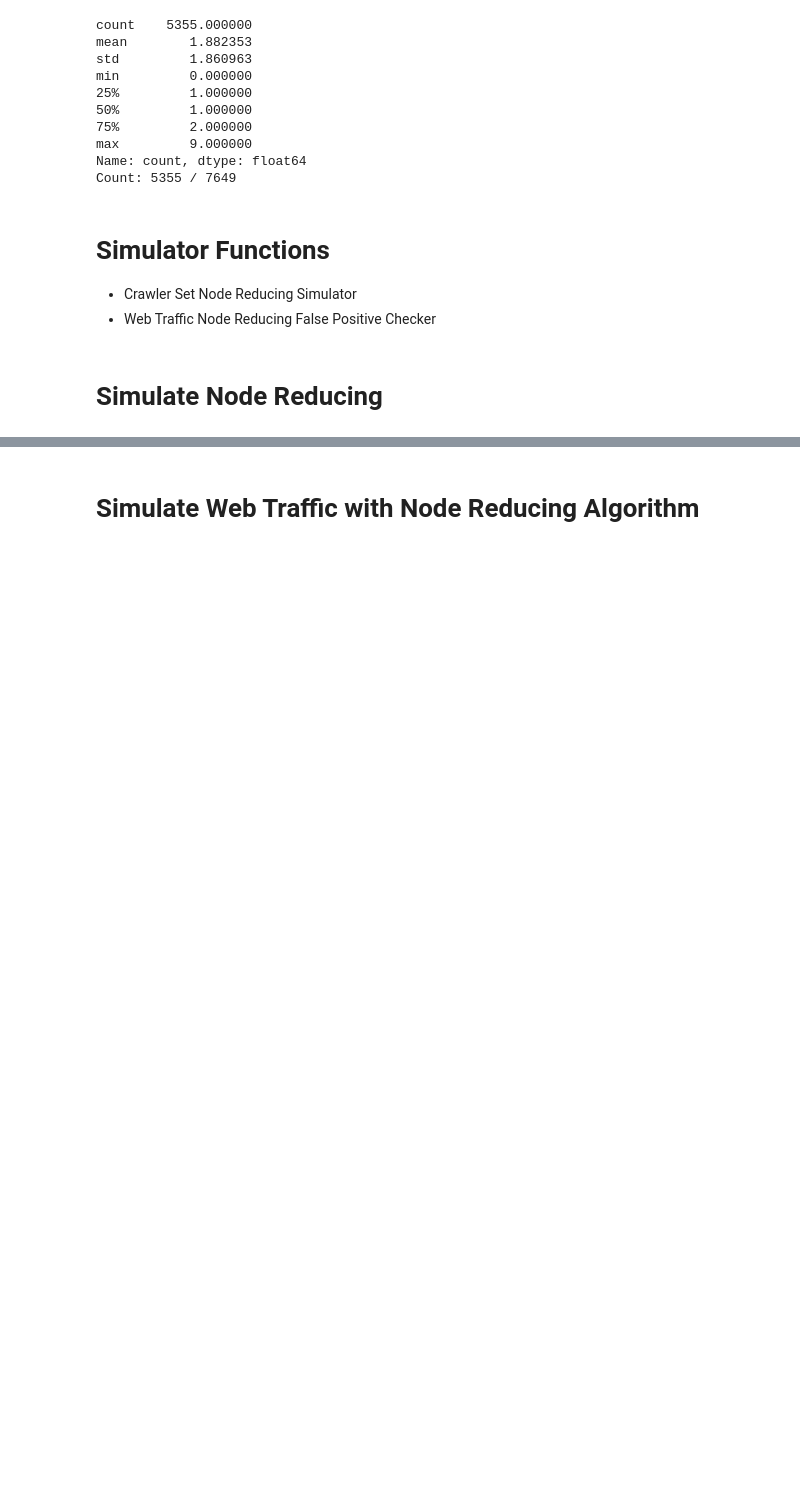
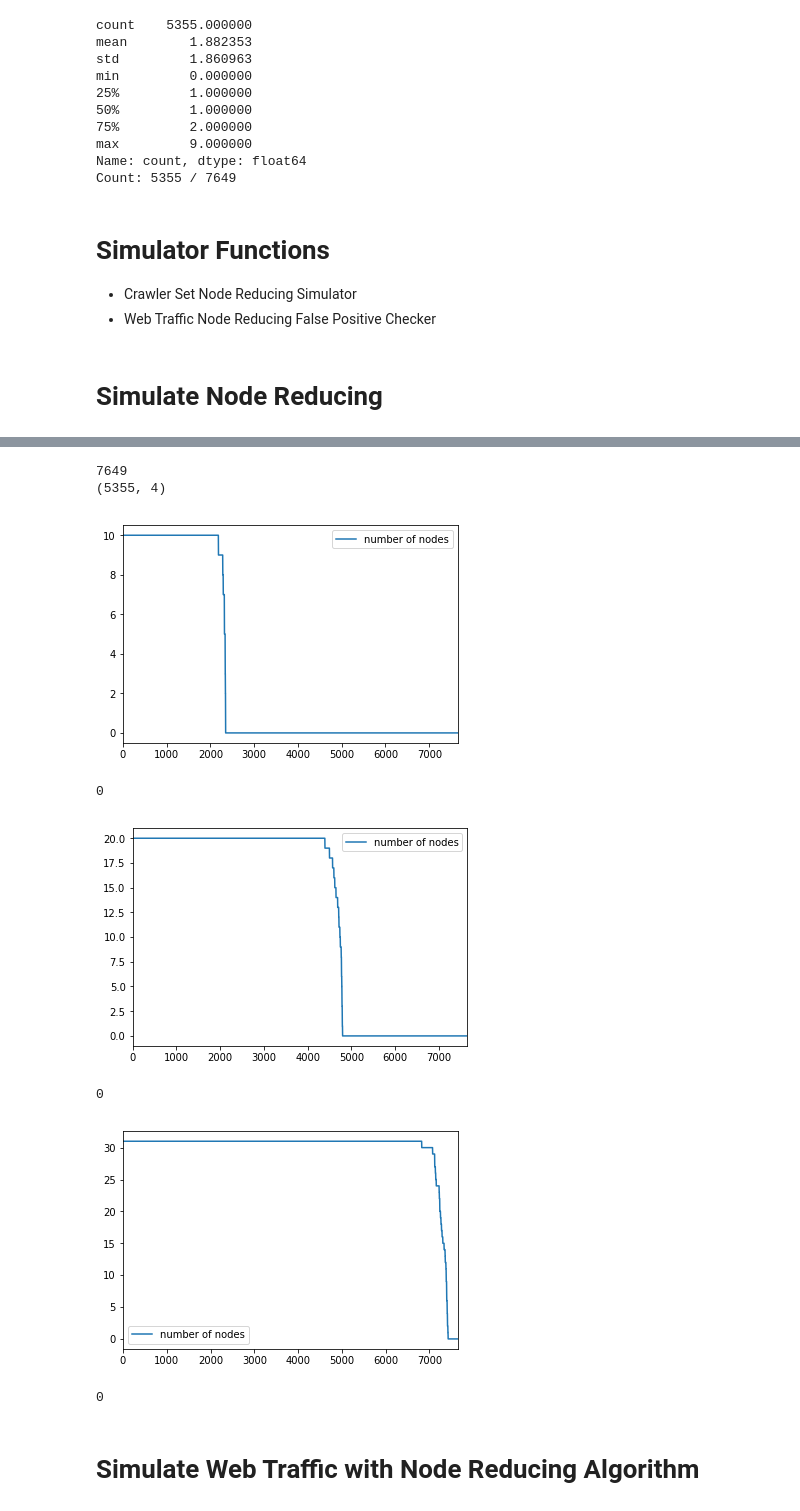
Before and after one commit to diemori/anti-crawler, a Jupyter notebook: 20_Experiments/Exmperiment_20180213.ipynb, the cells around one changed output, grey strips where cells are left out. Cells and saved outputs as stored; diff of their text form; code cells hidden in the pictures; blank space fills up the shorter version.

```diff
--- a/20_Experiments/Exmperiment_20180213.ipynb
+++ b/20_Experiments/Exmperiment_20180213.ipynb
@@ -190,3 +192,33 @@ print(result)
+# %%
+
+threshold = 185
+except_item = '.gif'
+
+df_count = a.get_item_count(a.df)
+
+item_list = df_count['uri'].tolist()
+random.shuffle(item_list)
+
+print(len(item_list))
+print(td3.shape)
+
+result = simulate(10, a.df_tdall, item_list, threshold, except_item=except_item)
+print(result)
+
+result = simulate(20, a.df_tdall, item_list, threshold, except_item=except_item)
+print(result)
+
+result = simulate(31, a.df_tdall, item_list, threshold, except_item=except_item)
+print(result)
+# %% [output]
+7649
+(5355, 4)
+[figure, added]
+0
+[figure, added]
+0
+[figure, added]
+0
 # %% [markdown]
 # Simulate Web Traffic with Node Reducing Algorithm
 # %%
```
Also changed, not shown: parts of 12 cells of this notebook, 3 other files.
